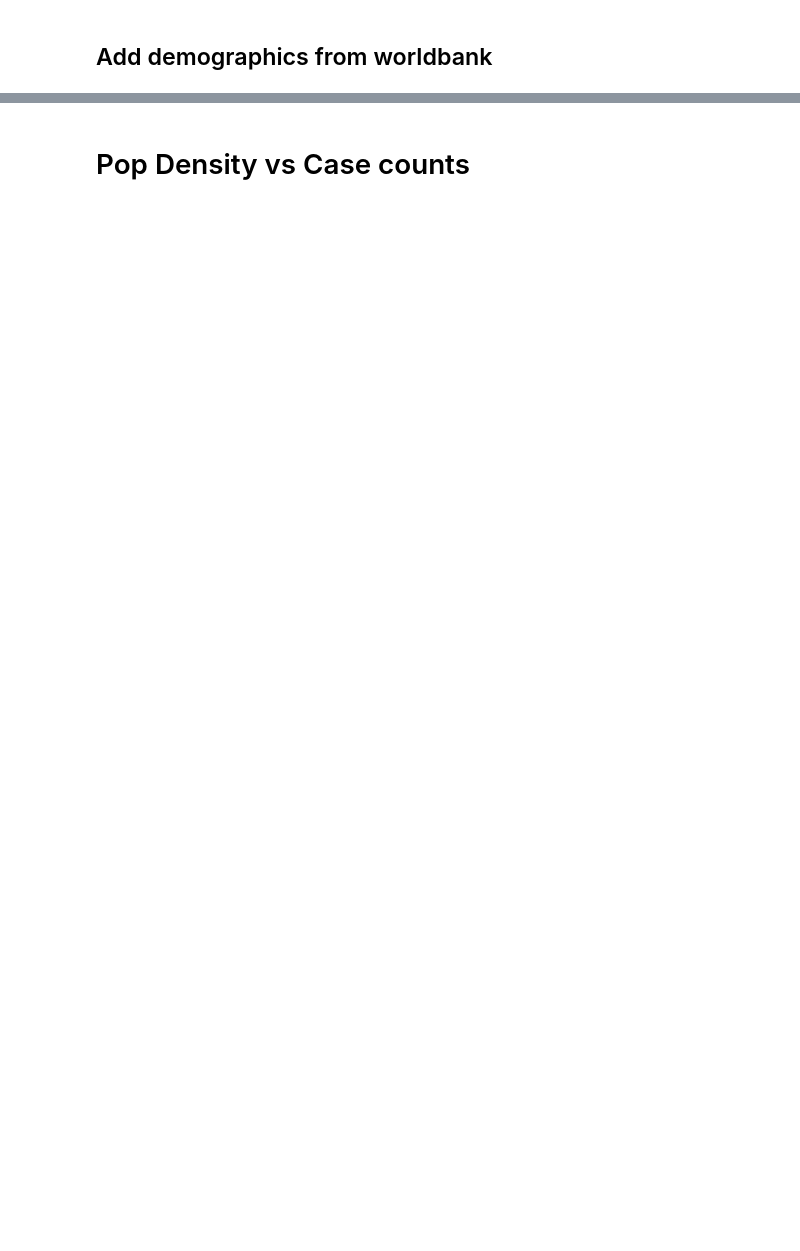
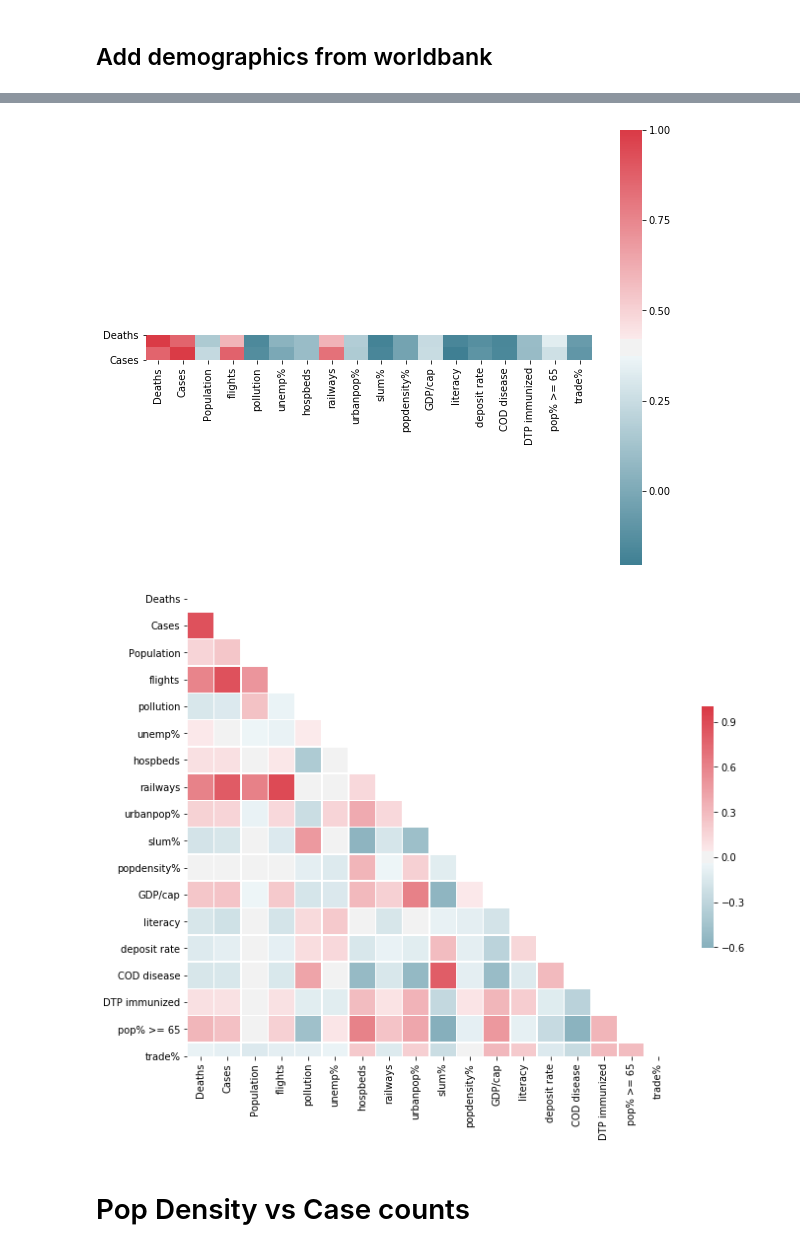
Before and after one commit to dougfoo/machineLearning, a Jupyter notebook: covid/COVID-global-clustering.ipynb, the cells around one changed output, grey strips where cells are left out. Cells and saved outputs as stored; diff of their text form; code cells hidden in the pictures; blank space fills up the shorter version.

```diff
--- a/covid/COVID-global-clustering.ipynb
+++ b/covid/COVID-global-clustering.ipynb
@@ -249,0 +205,4 @@ AttributeError: 'list' object has no attribute 'keys'
+# %%
+# df_gmerged3
+df_gmerged4 = df_gmerged3.copy()
+df_gmerged4
@@ -249,0 +223,17 @@ AttributeError: 'list' object has no attribute 'keys'
+# %%
+import seaborn as sns
+
+df_corr = df_gmerged4.corr()
+
+f, ax = plt.subplots(figsize=(10, 8))
+sns.heatmap(df_corr.iloc[0:2,:], mask=np.zeros_like(df_corr.iloc[0:2,:], dtype=np.bool), cmap=sns.diverging_palette(220, 10, as_cmap=True),
+            square=True, ax=ax)
+
+mask = np.triu(np.ones_like(df_corr, dtype=np.bool))
+f, ax = plt.subplots(figsize=(11, 9))
+cmap = sns.diverging_palette(220, 10, as_cmap=True)
+sns.heatmap(df_corr, mask=mask, cmap=cmap, center=0,
+            square=True, linewidths=.5, cbar_kws={"shrink": .5})
+
+df_corr
+# %% [output]
@@ -250,3 +257,5 @@ AttributeError: 'list' object has no attribute 'keys'
+[figure, added]
+[figure, added]
 # %% [markdown]
 # Pop Density vs Case counts
 # %%
```
Also changed, not shown: parts of 9 cells of this notebook, 1 other file.
